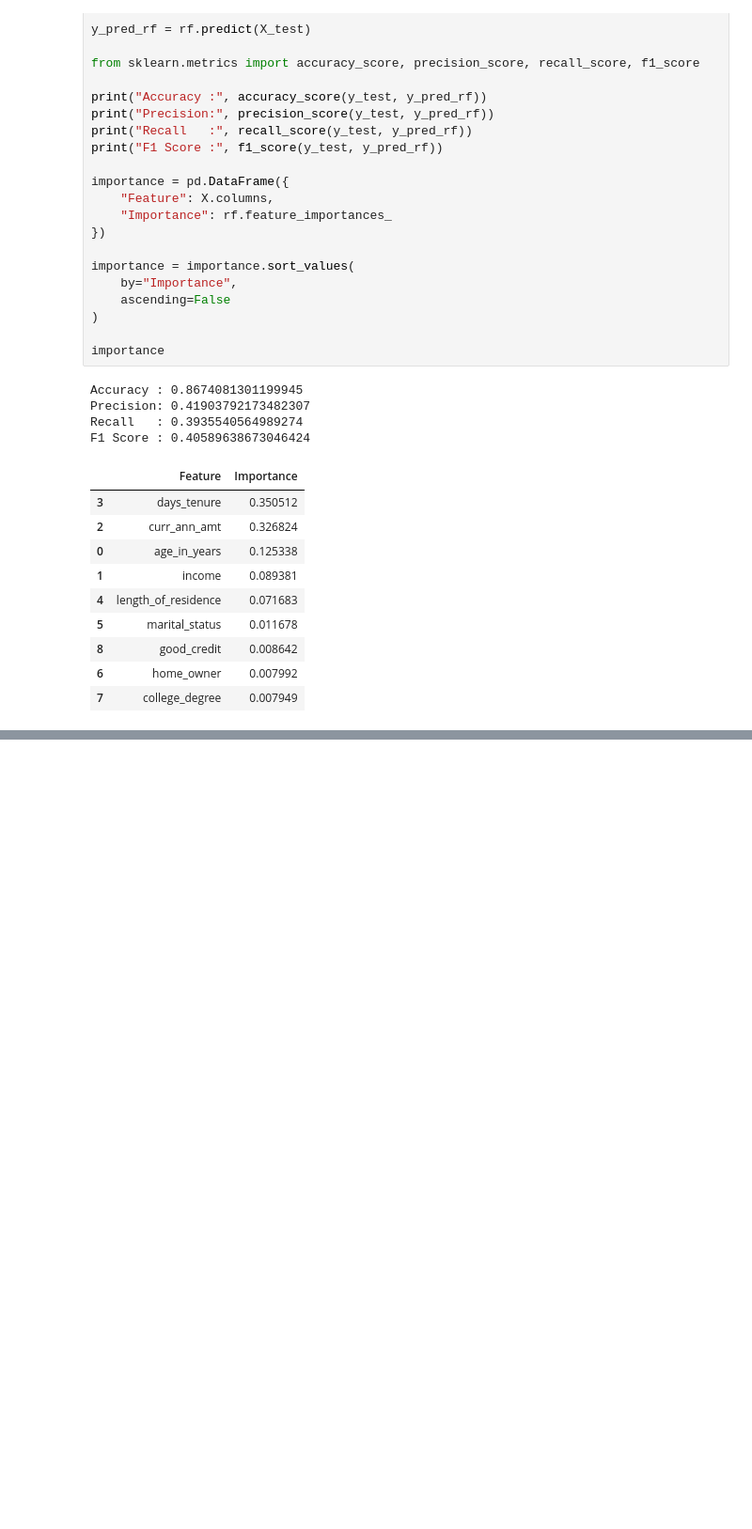
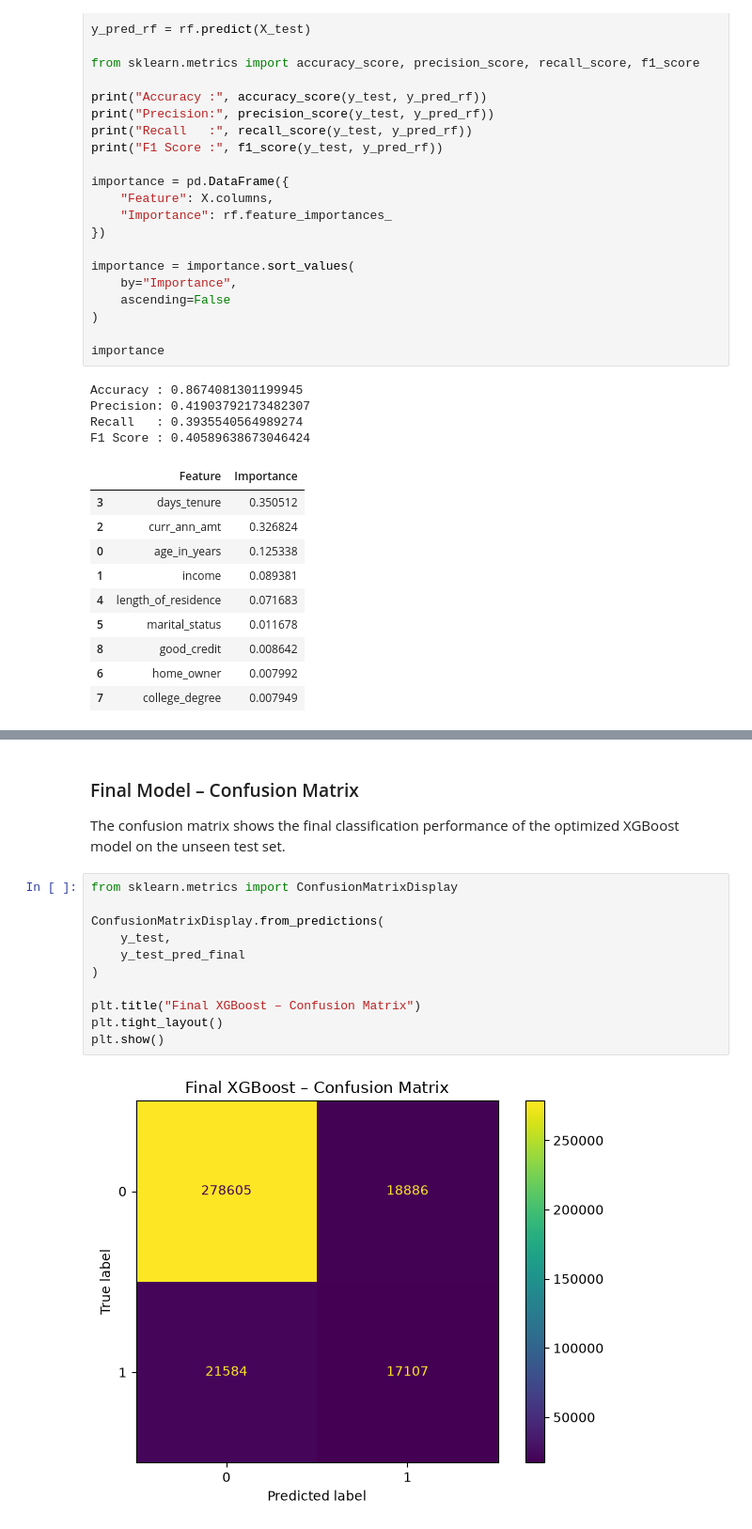
Before and after one commit to LoydeRaja/motorguard-ai, a Jupyter notebook: notebooks/02_feature_engineering.ipynb, the cells around one changed output, grey strips where cells are left out. Shown at 94% size. Drawn from its saved outputs; the diff is of its cells as text; blank space fills up the shorter version.

Commit message:
Add model training and MLflow tracking

```diff
--- a/notebooks/02_feature_engineering.ipynb
+++ b/notebooks/02_feature_engineering.ipynb
@@ -385,0 +807,17 @@ KeyboardInterrupt:
+# %% [markdown]
+### Final Model – Confusion Matrix
+
+The confusion matrix shows the final classification performance of the optimized XGBoost model on the unseen test set.
+# %%
+from sklearn.metrics import ConfusionMatrixDisplay
+
+ConfusionMatrixDisplay.from_predictions(
+    y_test,
+    y_test_pred_final
+)
+
+plt.title("Final XGBoost – Confusion Matrix")
+plt.tight_layout()
+plt.show()
+# %% [output]
+[figure, added]
```
Also changed, not shown: parts of 17 cells of this notebook, 4 other files.
